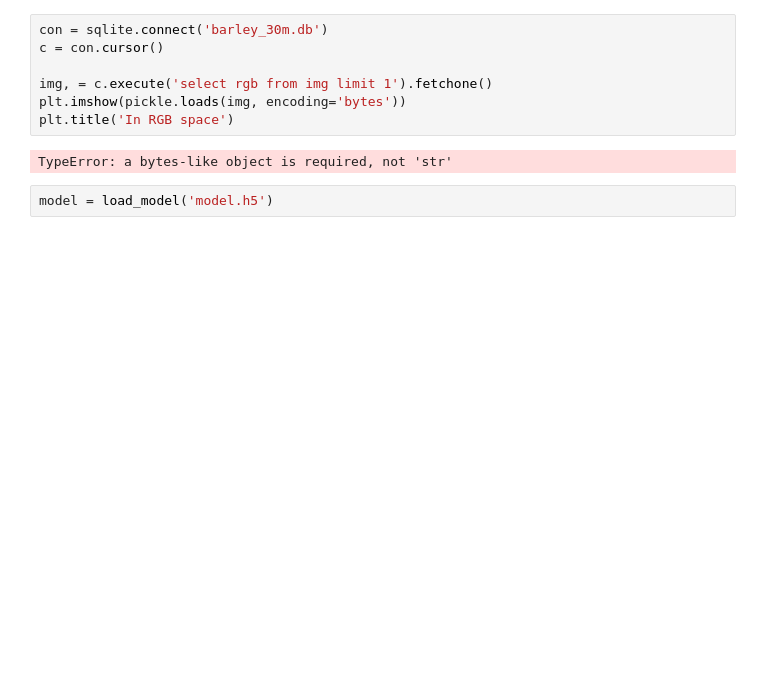
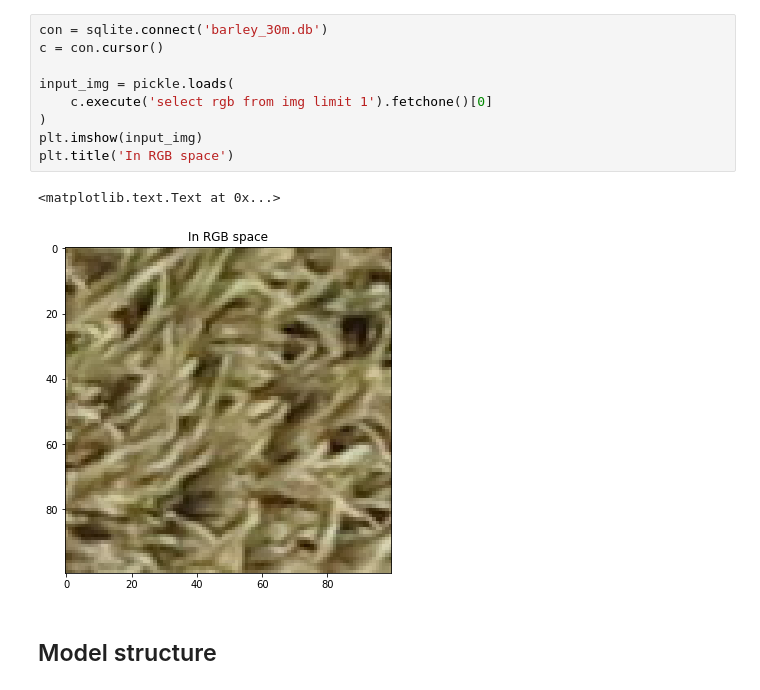
Before and after one commit to jianwu21/weed-recognization, a Jupyter notebook: model_result.ipynb, the cells around one changed output. Saved outputs shown, nothing was run; the diff lists cells and outputs as text; blank space fills up the shorter version.

Commit message:
result for model

```diff
--- a/model_result.ipynb
+++ b/model_result.ipynb
@@ -12,13 +35,16 @@ Using TensorFlow backend.
 # %%
 con = sqlite.connect('barley_30m.db')
 c = con.cursor()
 
-img, = c.execute('select rgb from img limit 1').fetchone()
-plt.imshow(pickle.loads(img, encoding='bytes'))
+input_img = pickle.loads(
+    c.execute('select rgb from img limit 1').fetchone()[0]
+)
+plt.imshow(input_img)
 plt.title('In RGB space')
 # %% [output]
-TypeError: a bytes-like object is required, not 'str'
+<matplotlib.text.Text at 0x...>
+[figure, added]
-# %%
-model = load_model('model.h5')
+# %% [markdown]
+## Model structure
 # %%
 model.summary()
```
Also changed, not shown: parts of 11 cells of this notebook.
